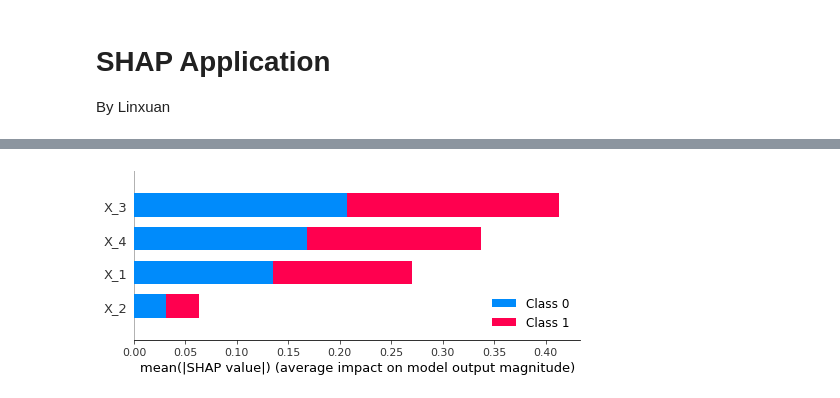
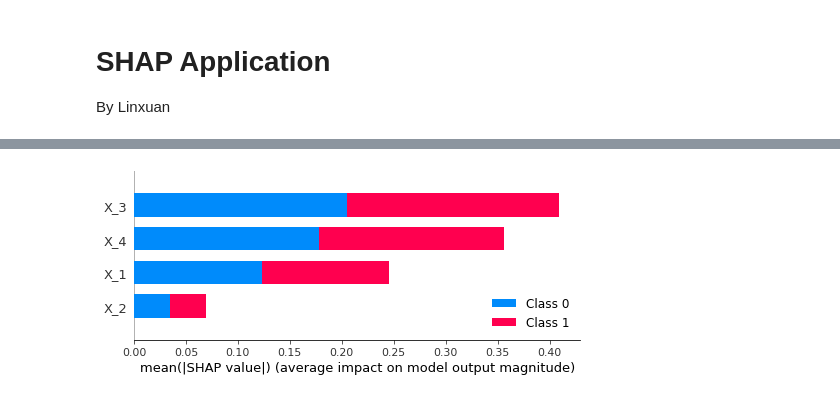
Before and after one commit to alexjmanlove/classifier-feature-importance, a Jupyter notebook: Team7.ipynb, the cells around one changed output, grey strips where cells are left out. Saved outputs shown, nothing was run; the diff lists cells and outputs as text; code cells hidden in the pictures.

```diff
--- a/Team7.ipynb
+++ b/Team7.ipynb
@@ -423,13 +423,13 @@ By Linxuan
 import shap
 from sklearn.ensemble import RandomForestClassifier
 # %%
-model = RandomForestClassifier(random_state=42)
+model = ensemble.RandomForestClassifier(random_state=2022)
 model.fit(X, y)
 fig = plt.figure()
 shap.initjs()
 explainer = shap.TreeExplainer(model)
 shap_values = explainer.shap_values(X)
 shap.summary_plot(shap_values, features=X, feature_names=X.columns)
 # %% [output]
 [interactive output not drawn]
-[figure, old version]
+[figure, new version]
```
Also changed, not shown: parts of 8 cells of this notebook.
